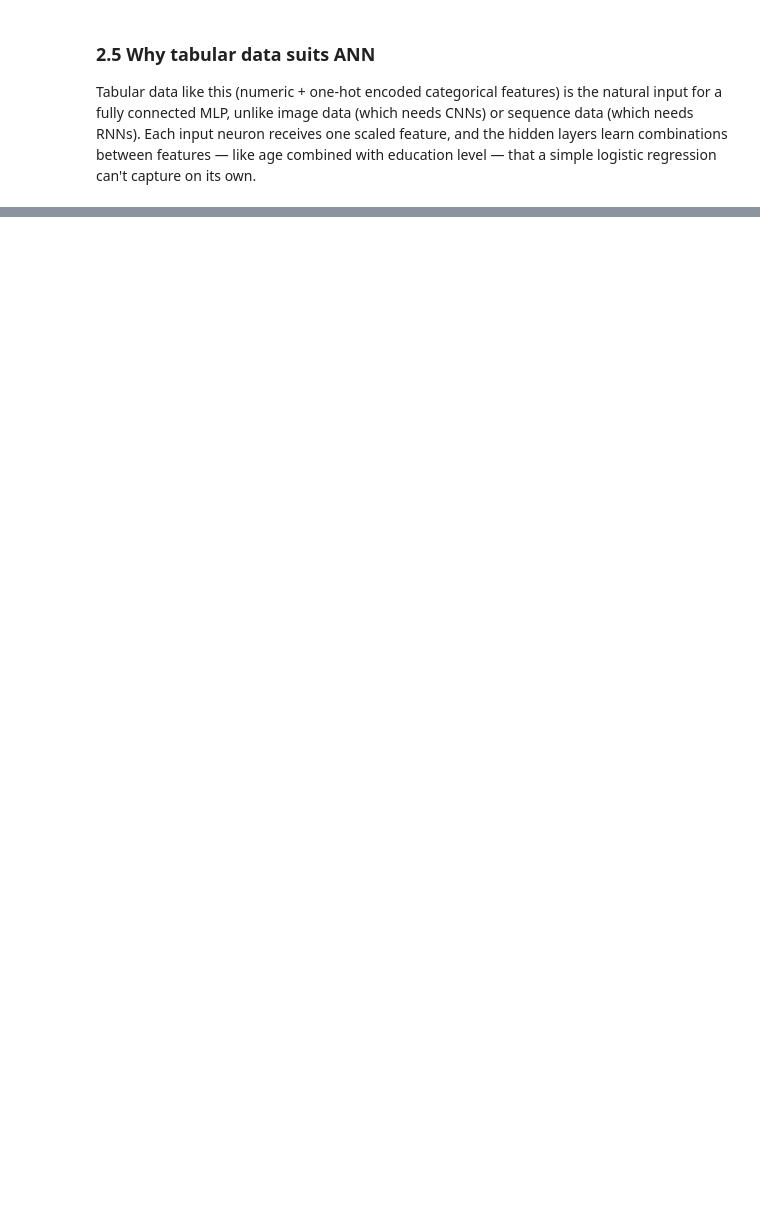
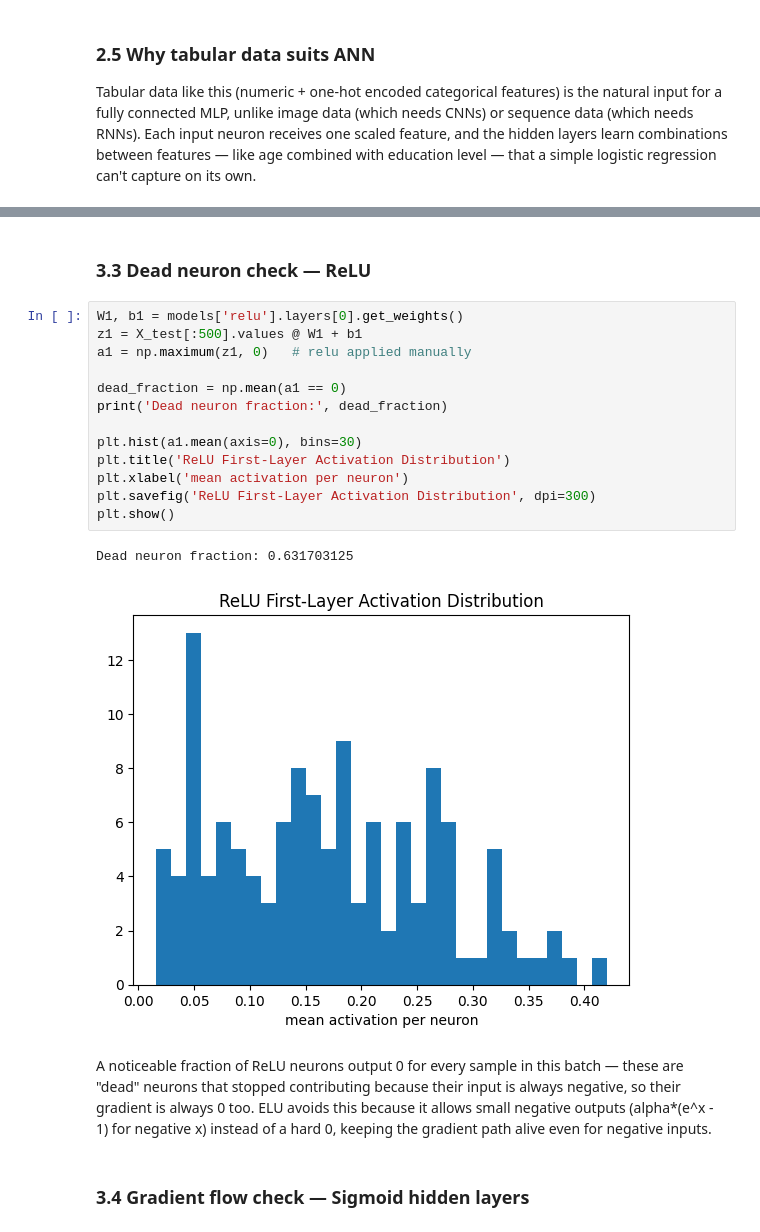
Before and after one commit to Maitrak-2661/Deep-Learning, a Jupyter notebook: PR-2/adult_census_income.ipynb, the cells around one changed output, grey strips where cells are left out. Drawn from its saved outputs; the diff is of its cells as text; blank space fills up the shorter version.

```diff
--- a/PR-2/adult_census_income.ipynb
+++ b/PR-2/adult_census_income.ipynb
@@ -305,0 +347,25 @@ capture on its own.
+# %% [markdown]
+### 3.3 Dead neuron check — ReLU
+# %%
+W1, b1 = models['relu'].layers[0].get_weights()
+z1 = X_test[:500].values @ W1 + b1
+a1 = np.maximum(z1, 0)   # relu applied manually
+
+dead_fraction = np.mean(a1 == 0)
+print('Dead neuron fraction:', dead_fraction)
+
+plt.hist(a1.mean(axis=0), bins=30)
+plt.title('ReLU First-Layer Activation Distribution')
+plt.xlabel('mean activation per neuron')
+plt.savefig('ReLU First-Layer Activation Distribution', dpi=300)
+plt.show()
+# %% [output]
+Dead neuron fraction: 0.631703125
+[figure, added]
+# %% [markdown]
+A noticeable fraction of ReLU neurons output 0 for every sample in this batch — these are "dead"
+neurons that stopped contributing because their input is always negative, so their gradient is
+always 0 too. ELU avoids this because it allows small negative outputs (alpha*(e^x - 1) for
+negative x) instead of a hard 0, keeping the gradient path alive even for negative inputs.
+# %% [markdown]
+### 3.4 Gradient flow check — Sigmoid hidden layers
```
Also changed, not shown: parts of 60 cells of this notebook, 11 other files.
